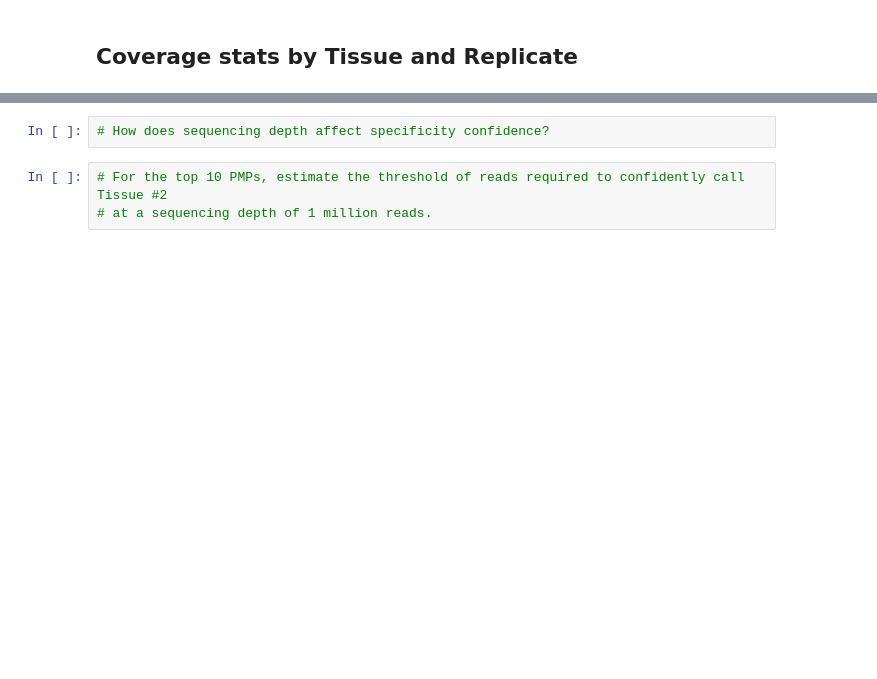
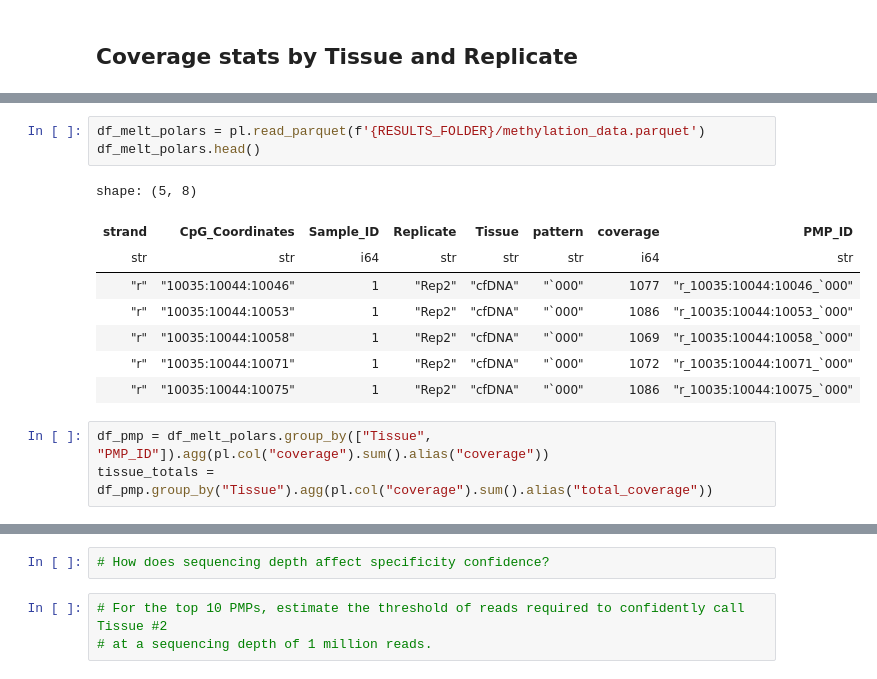
Before and after one commit to drashtishah/test, a Jupyter notebook: data_analysis.ipynb, the cells around one changed output, grey strips where cells are left out. Drawn from its saved outputs; the diff is of its cells as text; blank space fills up the shorter version.

```diff
--- a/data_analysis.ipynb
+++ b/data_analysis.ipynb
@@ -185,0 +215,15 @@ plt.show()
+# %%
+df_melt_polars = pl.read_parquet(f'{RESULTS_FOLDER}/methylation_data.parquet')
+df_melt_polars.head()
+# %% [output]
+shape: (5, 8)
+| strand | CpG_Coordinates | Sample_ID | Replicate | Tissue | pattern | coverage | PMP_ID |
+| str | str | i64 | str | str | str | i64 | str |
+| "r" | "10035:10044:10046" | 1 | "Rep2" | "cfDNA" | "`000" | 1077 | "r_10035:10044:10046_`000" |
+| "r" | "10035:10044:10053" | 1 | "Rep2" | "cfDNA" | "`000" | 1086 | "r_10035:10044:10053_`000" |
+| "r" | "10035:10044:10058" | 1 | "Rep2" | "cfDNA" | "`000" | 1069 | "r_10035:10044:10058_`000" |
+| "r" | "10035:10044:10071" | 1 | "Rep2" | "cfDNA" | "`000" | 1072 | "r_10035:10044:10071_`000" |
+| "r" | "10035:10044:10075" | 1 | "Rep2" | "cfDNA" | "`000" | 1086 | "r_10035:10044:10075_`000" |
+# %%
+df_pmp = df_melt_polars.group_by(["Tissue", "PMP_ID"]).agg(pl.col("coverage").sum().alias("coverage"))
+tissue_totals = df_pmp.group_by("Tissue").agg(pl.col("coverage").sum().alias("total_coverage"))
```
Also changed, not shown: parts of 16 cells of this notebook, 6 other files.
